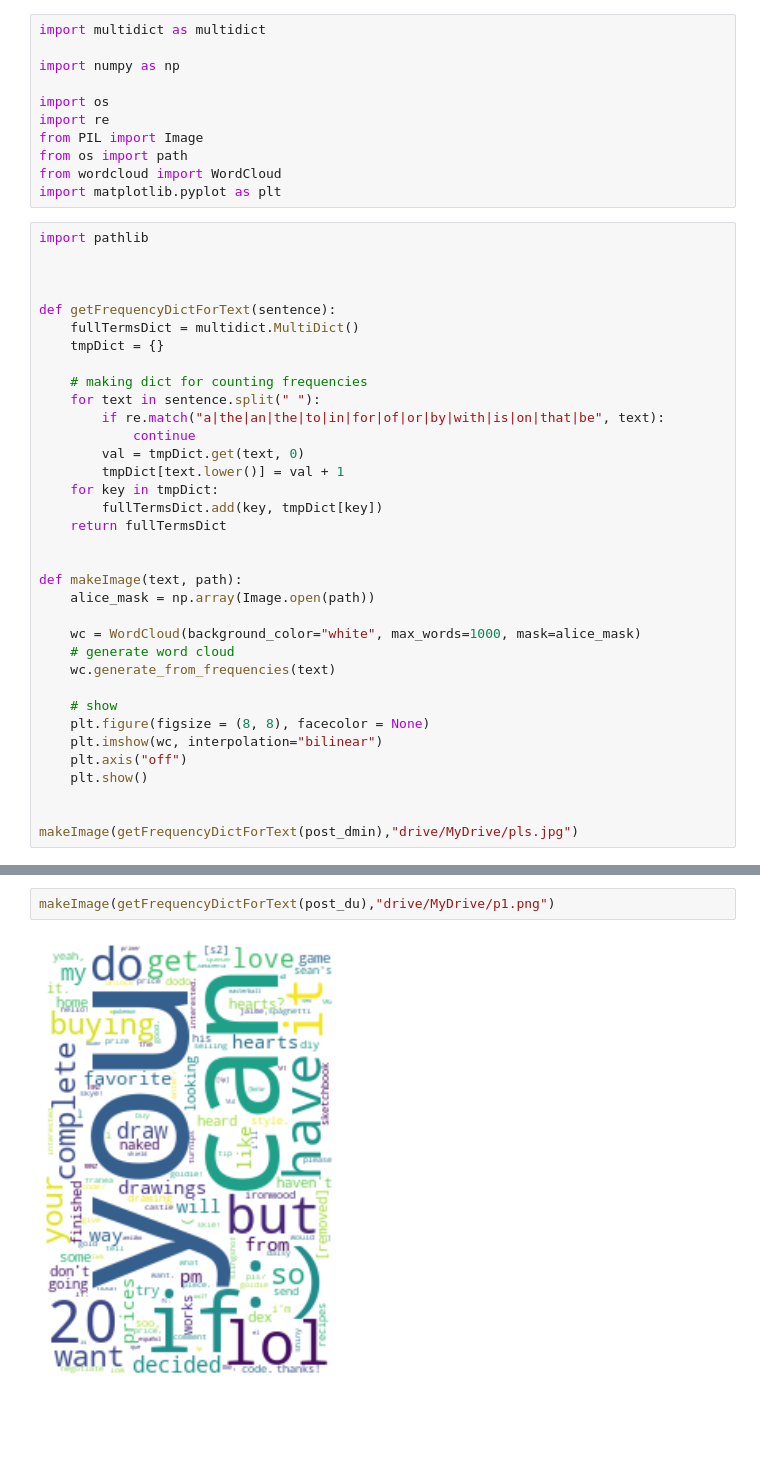
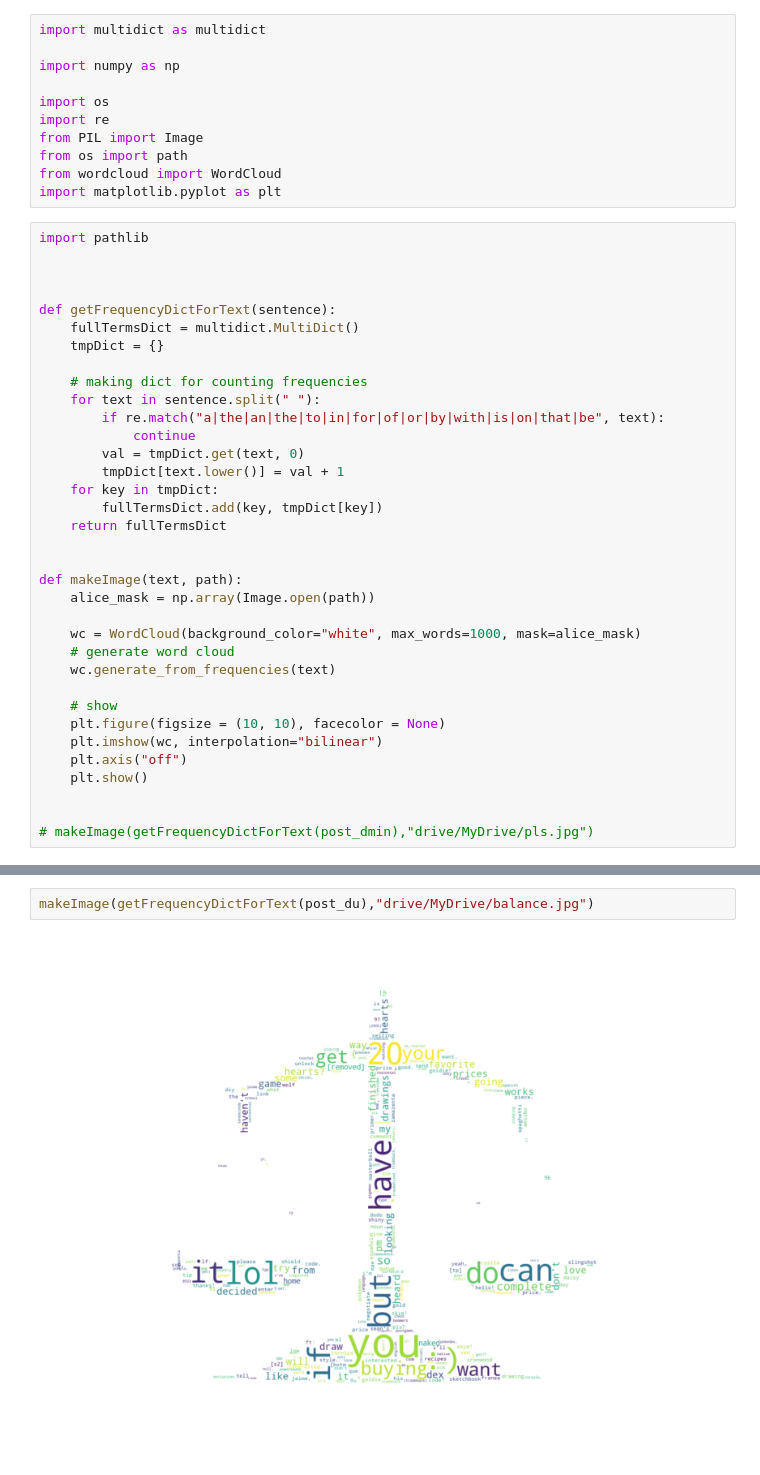
Before and after one commit to Madalina0303/Licenta-Depresie, a Jupyter notebook: TextVisualization.ipynb, the cells around one changed output, grey strips where cells are left out. Saved outputs shown, nothing was run; the diff lists cells and outputs as text; blank space fills up the shorter version.

```diff
--- a/TextVisualization.ipynb
+++ b/TextVisualization.ipynb
@@ -133,10 +136,10 @@ def makeImage(text, path):
     wc.generate_from_frequencies(text)
 
     # show
-    plt.figure(figsize = (8, 8), facecolor = None)
+    plt.figure(figsize = (10, 10), facecolor = None)
     plt.imshow(wc, interpolation="bilinear")
     plt.axis("off")
     plt.show()
 
 
-makeImage(getFrequencyDictForText(post_dmin),"drive/MyDrive/pls.jpg")
+# makeImage(getFrequencyDictForText(post_dmin),"drive/MyDrive/pls.jpg")
@@ -145,4 +146,4 @@ makeImage(getFrequencyDictForText(post_dmin),"drive/MyDrive/pls.jpg")
 # %%
-makeImage(getFrequencyDictForText(post_du),"drive/MyDrive/p1.png")
+makeImage(getFrequencyDictForText(post_du),"drive/MyDrive/balance.jpg")
 # %% [output]
-[figure, old version]
+[figure, new version]
```
Also changed, not shown: parts of 6 cells of this notebook.
